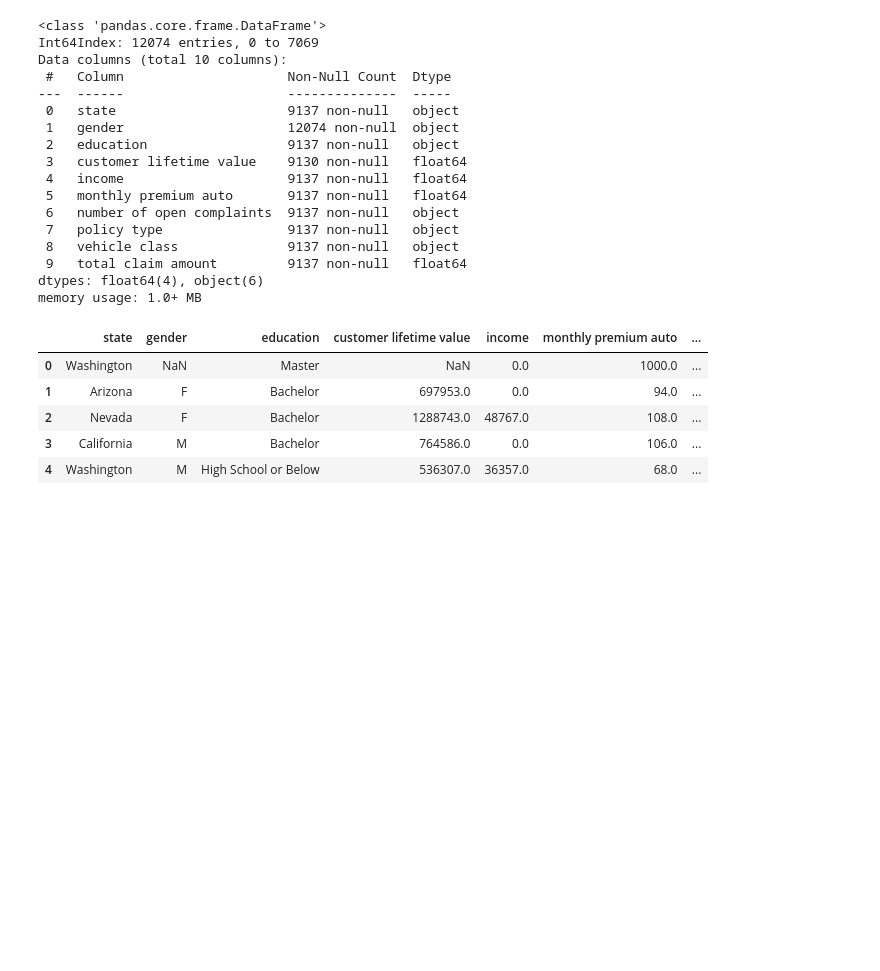
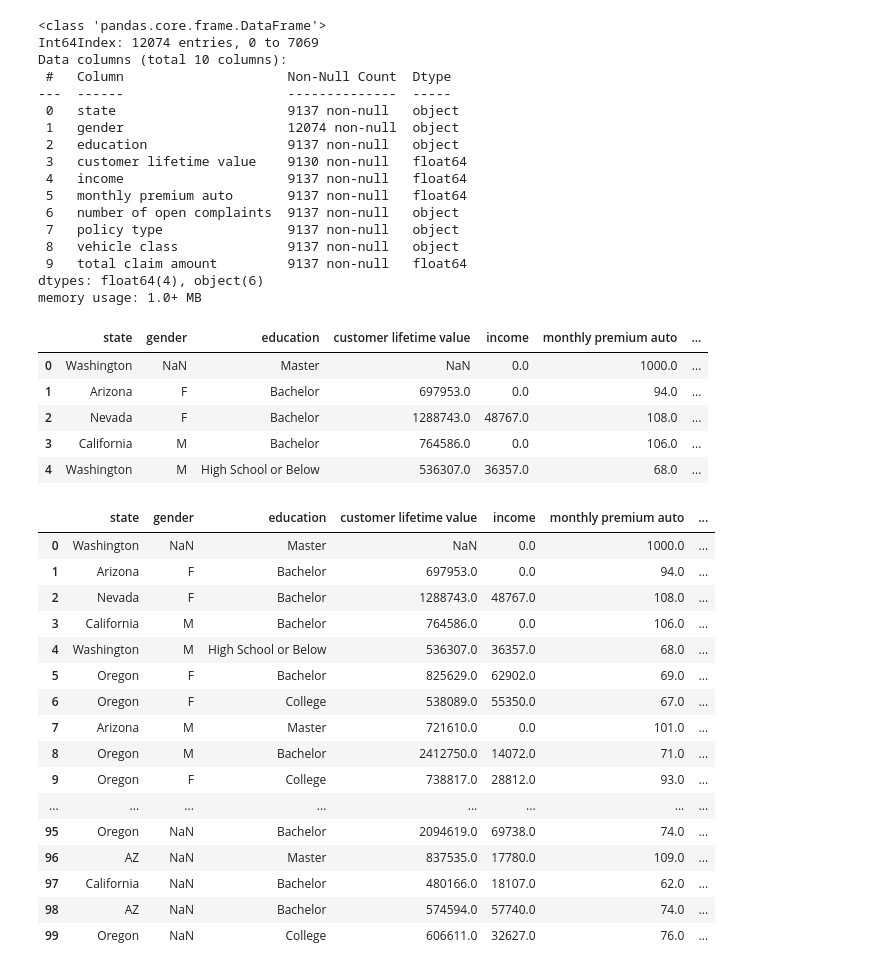
Before and after one commit to ajaykrishna2810/IronHack-Lab-Ajay, a Jupyter notebook: week2/Monday/auto_data_analyst_case_study.ipynb, the cells around one changed output. Cells and saved outputs as stored; diff of their text form; code cells hidden in the pictures; blank space fills up the shorter version.

```diff
--- a/week2/Monday/auto_data_analyst_case_study.ipynb
+++ b/week2/Monday/auto_data_analyst_case_study.ipynb
@@ -216,4 +216,25 @@ auto_data_file['number of open complaints'].unique()
 # saving the Monday's work to a new csv
 
 auto_data_file.to_csv('Monday.csv', index=False)
+# %%
+auto_data_file['number of open complaints'].unique()
+auto_data_file.head(100)
+# %% [output]
+|  | state | gender | education | customer lifetime value | income | monthly premium auto | ... |
+| 0 | Washington | NaN | Master | NaN | 0.0 | 1000.0 | ... |
+| 1 | Arizona | F | Bachelor | 697953.0 | 0.0 | 94.0 | ... |
+| 2 | Nevada | F | Bachelor | 1288743.0 | 48767.0 | 108.0 | ... |
+| 3 | California | M | Bachelor | 764586.0 | 0.0 | 106.0 | ... |
+| 4 | Washington | M | High School or Below | 536307.0 | 36357.0 | 68.0 | ... |
+| 5 | Oregon | F | Bachelor | 825629.0 | 62902.0 | 69.0 | ... |
+| 6 | Oregon | F | College | 538089.0 | 55350.0 | 67.0 | ... |
+| 7 | Arizona | M | Master | 721610.0 | 0.0 | 101.0 | ... |
+| 8 | Oregon | M | Bachelor | 2412750.0 | 14072.0 | 71.0 | ... |
+| 9 | Oregon | F | College | 738817.0 | 28812.0 | 93.0 | ... |
+| ... | ... | ... | ... | ... | ... | ... | ... |
+| 95 | Oregon | NaN | Bachelor | 2094619.0 | 69738.0 | 74.0 | ... |
+| 96 | AZ | NaN | Master | 837535.0 | 17780.0 | 109.0 | ... |
+| 97 | California | NaN | Bachelor | 480166.0 | 18107.0 | 62.0 | ... |
+| 98 | AZ | NaN | Bachelor | 574594.0 | 57740.0 | 74.0 | ... |
+| 99 | Oregon | NaN | College | 606611.0 | 32627.0 | 76.0 | ... |
 # %%
```
Also changed, not shown: parts of 3 cells of this notebook.
